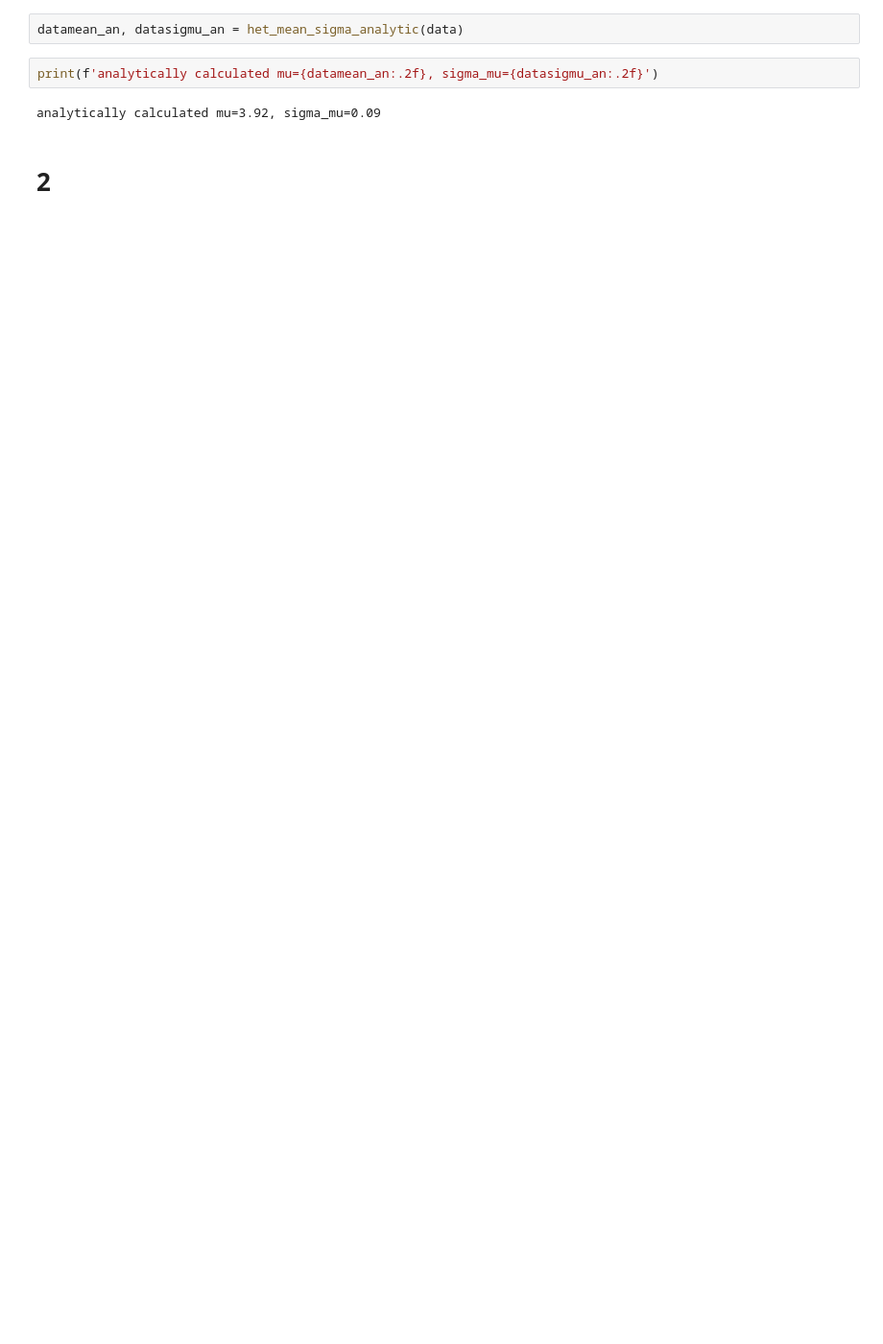
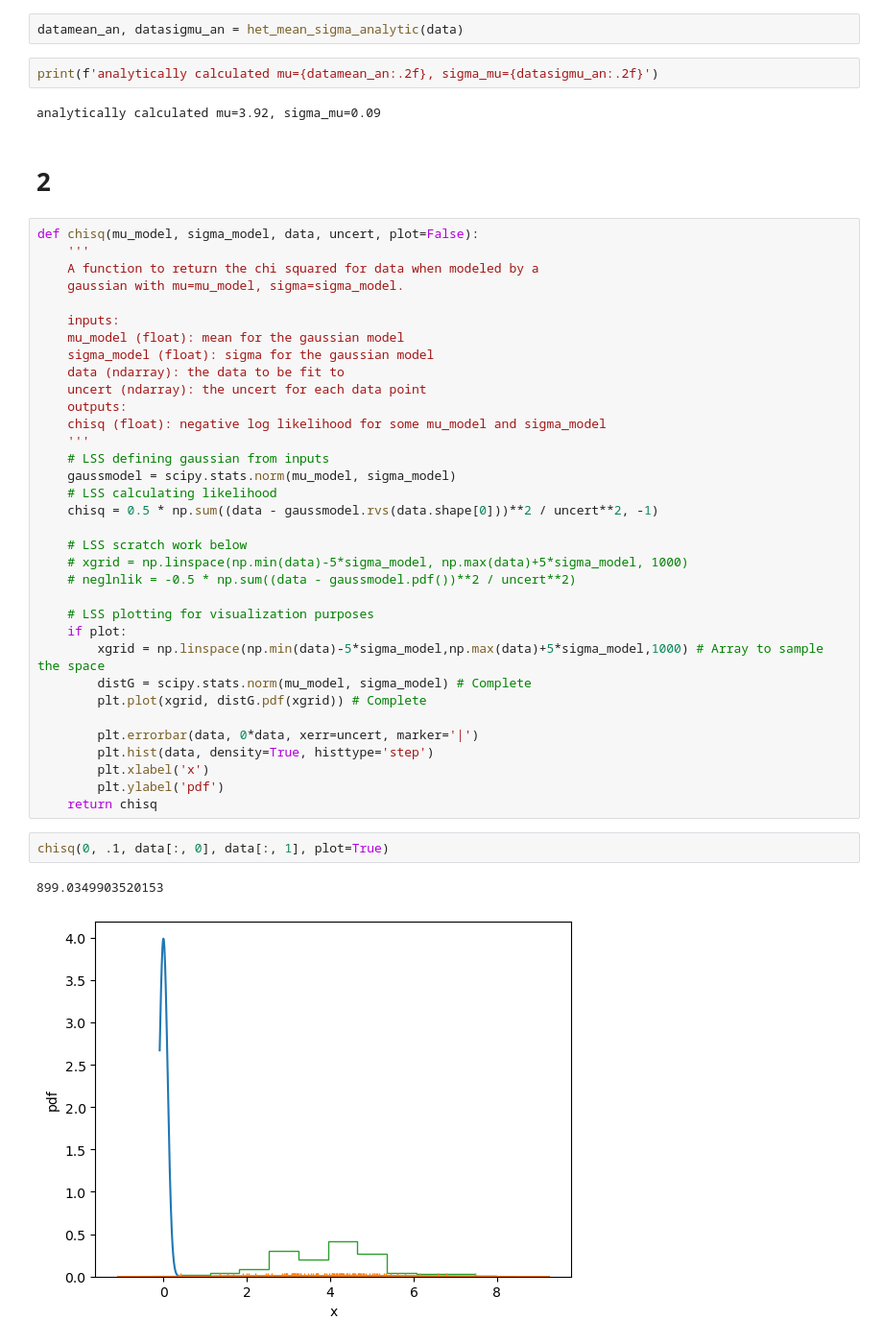
Before and after one commit to VanderbiltAstronomy/astr_8070_s24, a Jupyter notebook: coursework/student_folders/levi_schult/hws/vu_astr8070_s24_hw3.ipynb, the cells around one changed output. Shown: that part at 96% size. Cells and saved outputs as stored; diff of their text form; blank space fills up the shorter version.

Commit message:
progress on 2 for now - some bias bringing chisq mean too low

```diff
--- a/coursework/student_folders/levi_schult/hws/vu_astr8070_s24_hw3.ipynb
+++ b/coursework/student_folders/levi_schult/hws/vu_astr8070_s24_hw3.ipynb
@@ -82,3 +87,42 @@ print(f'analytically calculated mu={datamean_an:.2f}, sigma_mu={datasigmu_an:.2f
 analytically calculated mu=3.92, sigma_mu=0.09
 # %% [markdown]
 # 2
+# %%
+def chisq(mu_model, sigma_model, data, uncert, plot=False):
+    '''
+    A function to return the chi squared for data when modeled by a
+    gaussian with mu=mu_model, sigma=sigma_model.
+
+    inputs:
+    mu_model (float): mean for the gaussian model
+    sigma_model (float): sigma for the gaussian model
+    data (ndarray): the data to be fit to
+    uncert (ndarray): the uncert for each data point
+    outputs:
+    chisq (float): negative log likelihood for some mu_model and sigma_model
+    '''
+    # LSS defining gaussian from inputs
+    gaussmodel = scipy.stats.norm(mu_model, sigma_model)
+    # LSS calculating likelihood
+    chisq = 0.5 * np.sum((data - gaussmodel.rvs(data.shape[0]))**2 / uncert**2, -1)
+
+    # LSS scratch work below
+    # xgrid = np.linspace(np.min(data)-5*sigma_model, np.max(data)+5*sigma_model, 1000)
+    # neglnlik = -0.5 * np.sum((data - gaussmodel.pdf())**2 / uncert**2)
+
+    # LSS plotting for visualization purposes
+    if plot:
+        xgrid = np.linspace(np.min(data)-5*sigma_model,np.max(data)+5*sigma_model,1000) # Array to sample the space
+        distG = scipy.stats.norm(mu_model, sigma_model) # Complete
+        plt.plot(xgrid, distG.pdf(xgrid)) # Complete
+
+        plt.errorbar(data, 0*data, xerr=uncert, marker='|')
+        plt.hist(data, density=True, histtype='step')
+        plt.xlabel('x')
+        plt.ylabel('pdf')
+    return chisq
+# %%
+chisq(0, .1, data[:, 0], data[:, 1], plot=True)
+# %% [output]
+899.0349903520153
+[figure, added]
```
Also changed, not shown: parts of 5 cells of this notebook.
